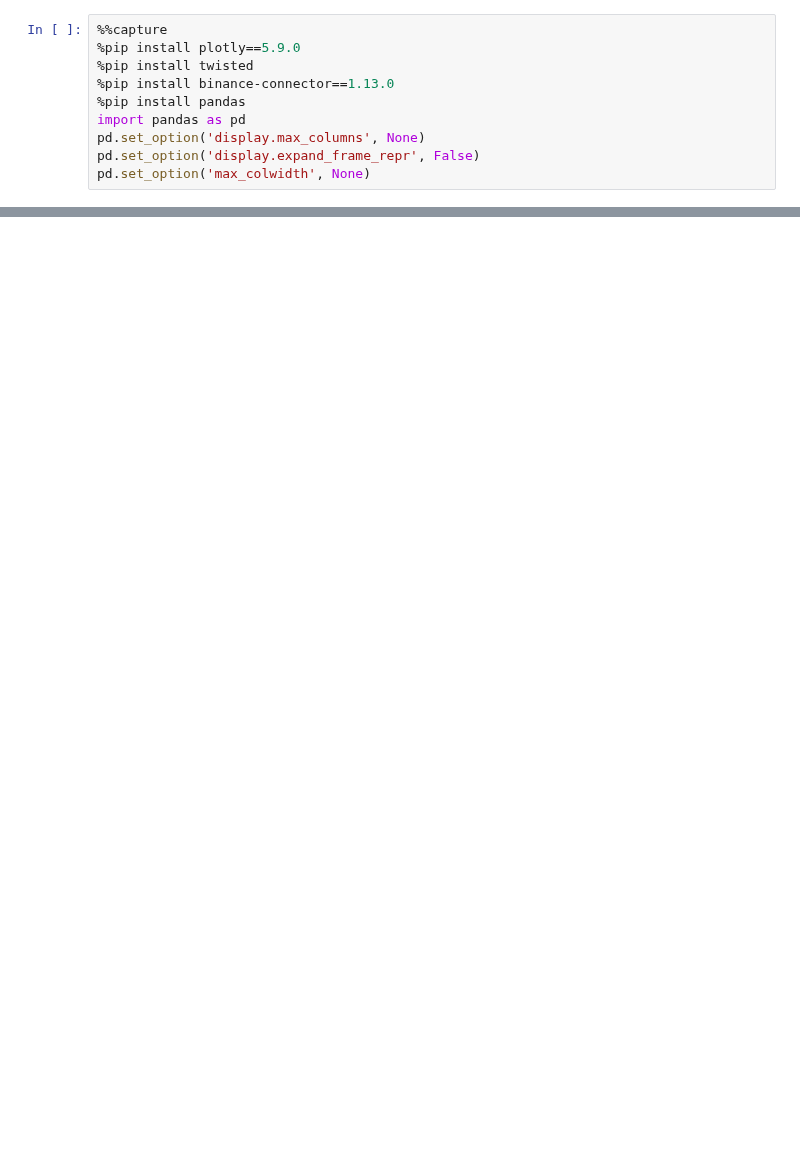
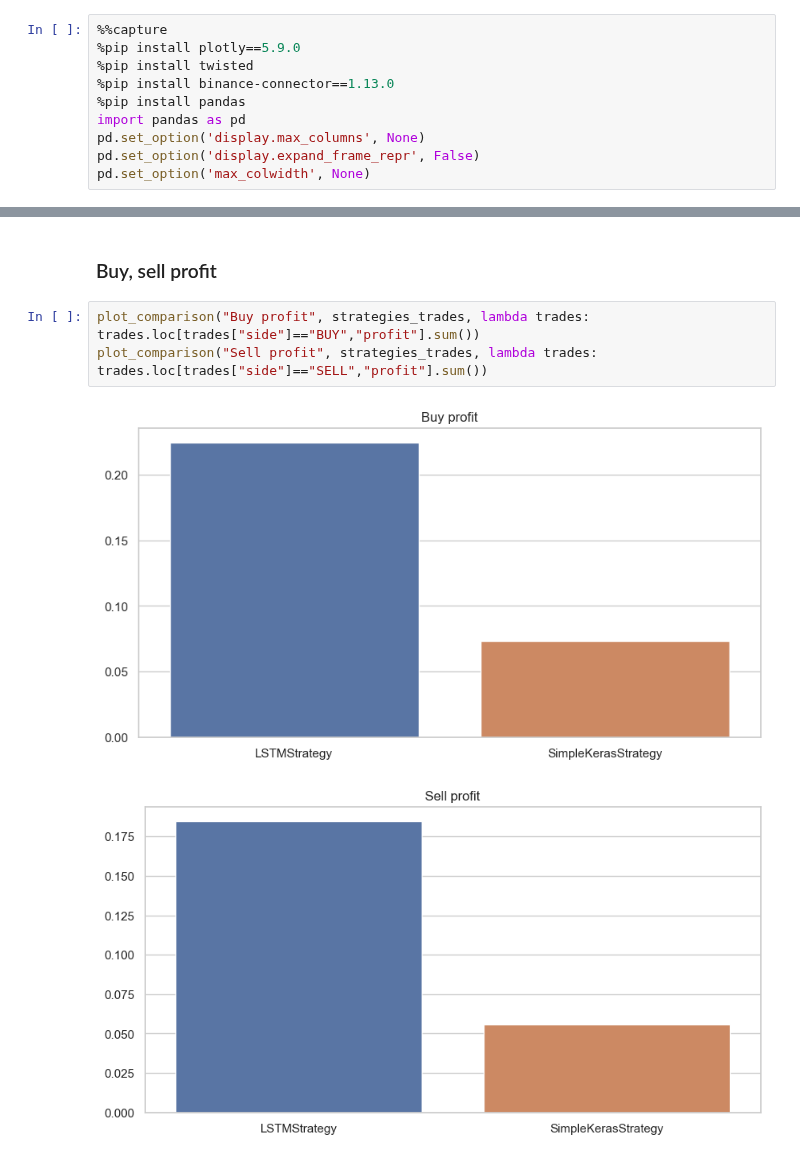
Before and after one commit to DmitryPukhov/pytrade2, a Jupyter notebook: analysis/Compare strategies.ipynb, the cells around one changed output, grey strips where cells are left out. Cells and saved outputs as stored; diff of their text form; blank space fills up the shorter version.

```diff
--- a/analysis/Compare strategies.ipynb
+++ b/analysis/Compare strategies.ipynb
@@ -165,0 +241,8 @@ Get trades from ../data/yandex-cloud/LSTMStrategy/LSTMStrategy.db
+# %% [markdown]
+### Buy, sell profit
+# %%
+plot_comparison("Buy profit", strategies_trades, lambda trades: trades.loc[trades["side"]=="BUY","profit"].sum())
+plot_comparison("Sell profit", strategies_trades, lambda trades: trades.loc[trades["side"]=="SELL","profit"].sum())
+# %% [output]
+[figure, added]
+[figure, added]
```
Also changed, not shown: parts of 17 cells of this notebook.
